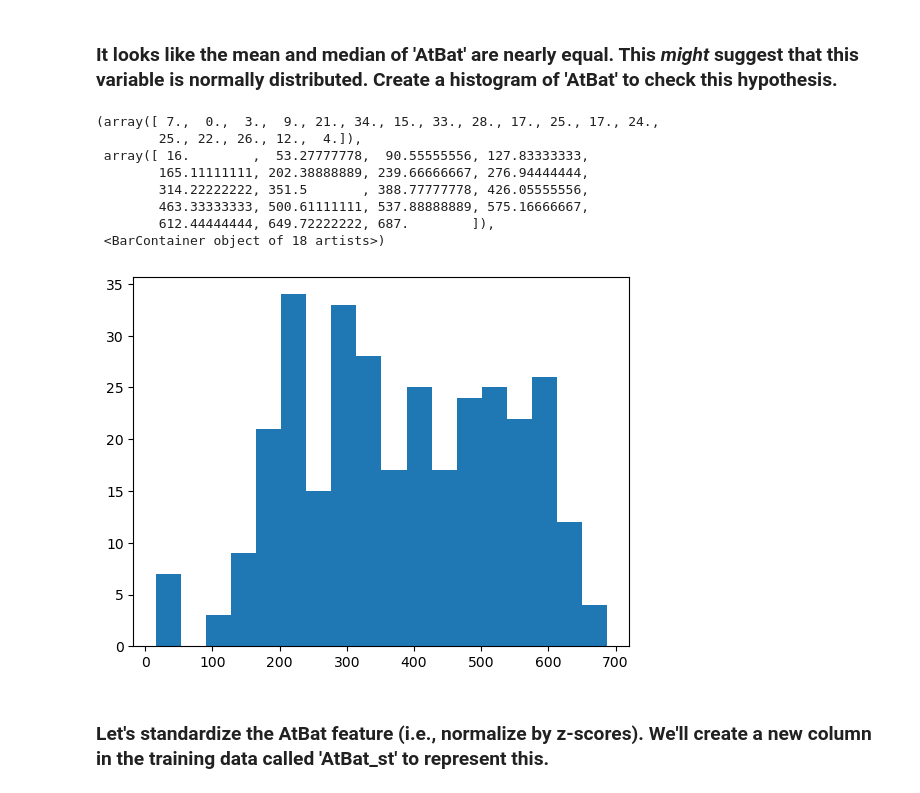
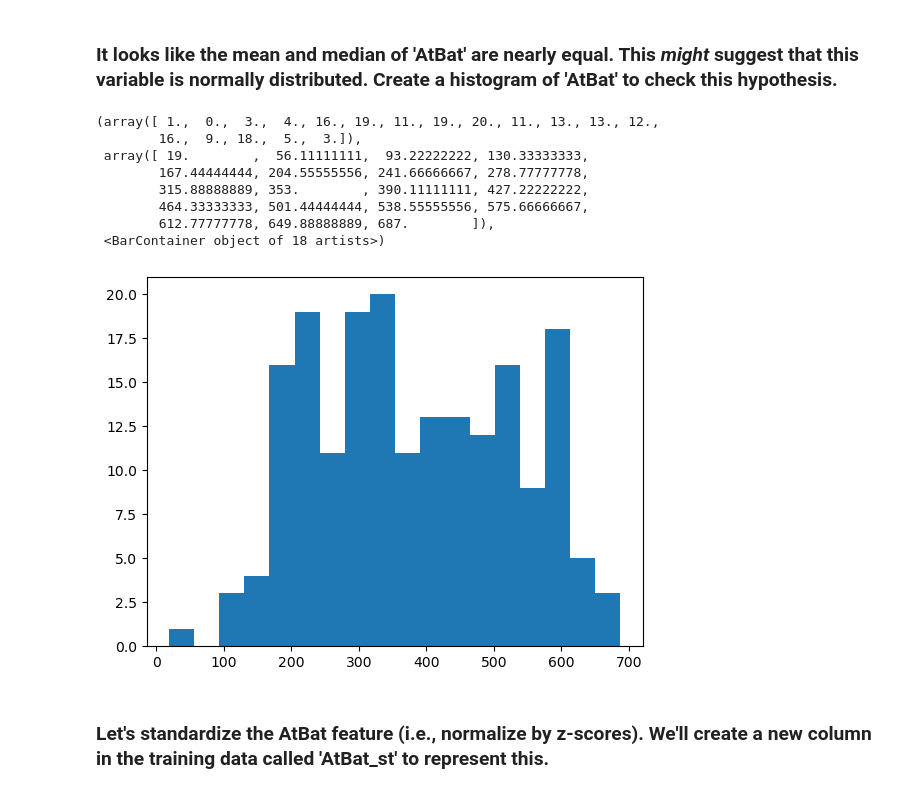
Before and after one commit to omaribrahim970/code_2600, a Jupyter notebook: mod03_eda.ipynb, the cells around one changed output. Cells and saved outputs as stored; diff of their text form; code cells hidden in the pictures.

```diff
--- a/mod03_eda.ipynb
+++ b/mod03_eda.ipynb
@@ -110,17 +110,17 @@ Hitters.describe()
 # %%
 #fillin
 
-plt.hist(Hitters['AtBat'], bins=18)
+plt.hist(Train['AtBat'], bins=18)
 # %% [output]
-(array([ 7.,  0.,  3.,  9., 21., 34., 15., 33., 28., 17., 25., 17., 24.,
-        25., 22., 26., 12.,  4.]),
- array([ 16.        ,  53.27777778,  90.55555556, 127.83333333,
-        165.11111111, 202.38888889, 239.66666667, 276.94444444,
-        314.22222222, 351.5       , 388.77777778, 426.05555556,
-        463.33333333, 500.61111111, 537.88888889, 575.16666667,
-        612.44444444, 649.72222222, 687.        ]),
+(array([ 1.,  0.,  3.,  4., 16., 19., 11., 19., 20., 11., 13., 13., 12.,
+        16.,  9., 18.,  5.,  3.]),
+ array([ 19.        ,  56.11111111,  93.22222222, 130.33333333,
+        167.44444444, 204.55555556, 241.66666667, 278.77777778,
+        315.88888889, 353.        , 390.11111111, 427.22222222,
+        464.33333333, 501.44444444, 538.55555556, 575.66666667,
+        612.77777778, 649.88888889, 687.        ]),
  <BarContainer object of 18 artists>)
-[figure, old version]
+[figure, new version]
 # %% [markdown]
 ### Let's standardize the AtBat feature (i.e., normalize by z-scores). We'll create a new column in the training data called 'AtBat_st' to represent this.
 # %%
```
Also changed, not shown: parts of 7 cells of this notebook.
